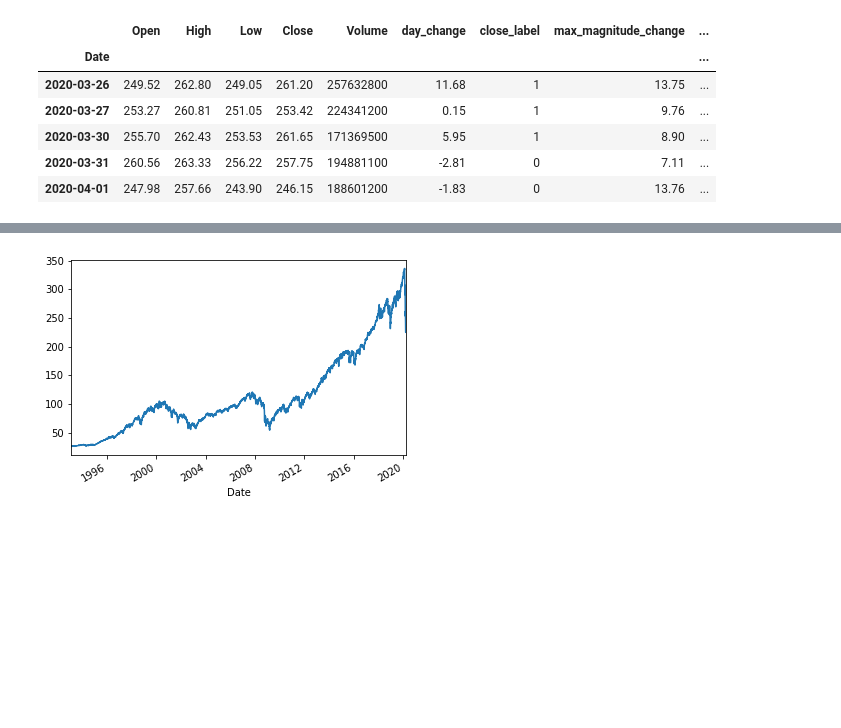
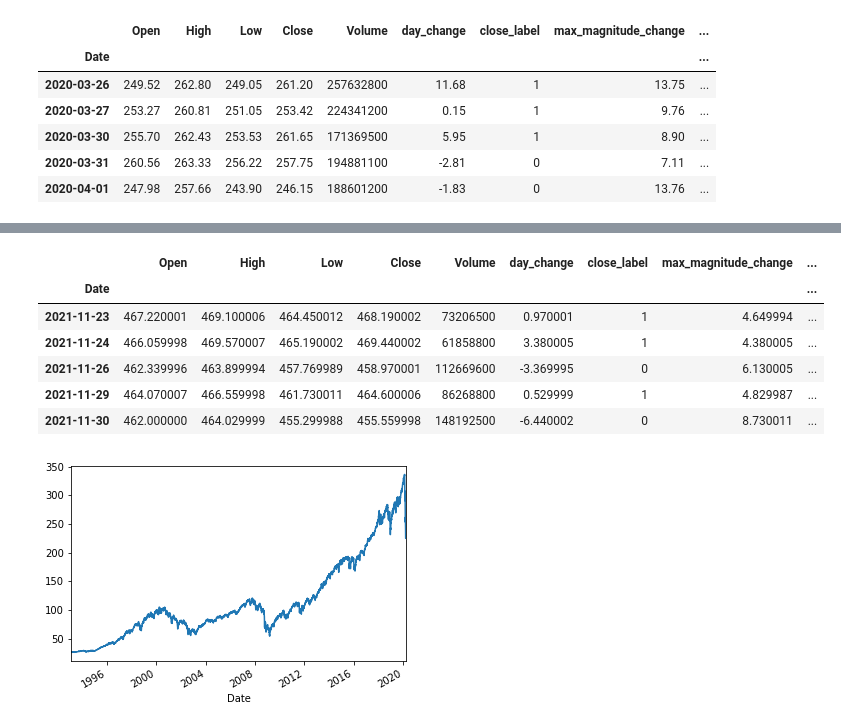
Before and after one commit to bourne2invest/AlgoTrading, a Jupyter notebook: notebooks/Market-Close_Binary-Predictor.ipynb, the cells around one changed output, grey strips where cells are left out. Drawn from its saved outputs; the diff is of its cells as text; code cells hidden in the pictures; blank space fills up the shorter version.

Commit message:
add fns for preprocessing/feature generation pipeline

```diff
--- a/notebooks/Market-Close_Binary-Predictor.ipynb
+++ b/notebooks/Market-Close_Binary-Predictor.ipynb
@@ -144,6 +144,3 @@ array([0.   , 0.213, 0.318, 0.286, 0.317, 0.271, 0.305, 0.288, 0.363,
        0.937, 0.939, 1.135, 0.931, 1.03 , 1.033, 1.212, 1.05 , 1.078,
        1.082, 1.329, 1.183, 1.235, 1.351, 1.097, 1.246, 1.323, 1.435,
        1.233, 1.432, 1.384, 1.57 , 1.406])
-# %%
-sp_df = sp_df.drop(columns=['Stock Splits','Dividends'])
-sp_df.head()
@@ -157,0 +161,4 @@ sp_df.head()
+# %%
+print(sp_df.head(1))
+sp_df = preprocess(sp_df)
+sp_df.head(1)
@@ -233,3 +253,42 @@ sp_df.tail()
 | 2020-03-30 | 255.70 | 262.43 | 253.53 | 261.65 | 171369500 | 5.95 | 1 | 8.90 | ... |
 | 2020-03-31 | 260.56 | 263.33 | 256.22 | 257.75 | 194881100 | -2.81 | 0 | 7.11 | ... |
 | 2020-04-01 | 247.98 | 257.66 | 243.90 | 246.15 | 188601200 | -1.83 | 0 | 13.76 | ... |
+# %%
+def generate_features(sp_df):
+    """
+    Derive a more robust set of features from the given data
+
+    Inputs:
+    Returns:
+    """
+    df = sp_df.copy()
+
+    # compute the day change, the observed difference between the Close and Open
+    df['day_change'] = df.Close - df.Open
+
+    # compute the class labels or outcomes of interest ("Green" == 1)
+    df['close_label'] = df.day_change.apply(lambda x: 1 if x > 0 else 0)
+    # close_label is our target. Given a sequence of days x1,...,xN we want to predict close_label on day xN+1.
+
+    # compute the magnitude of change observed between the max and min value
+    ## observed on a given day
+    df['max_magnitude_change'] = np.abs(df.High - df.Low)
+    # we take the absolute value, because we don't know which value came first..
+
+    # compute largest day gain and loss observed
+    df['largest_day_gain'] = np.max([df.High - df.Open, df.Close - df.Low], axis=0)
+    df['largest_day_loss'] = np.min([df.Low - df.Open, df.Close - df.High], axis=0)
+    # the high or low will always come after the Open, the earliest they can come is at Open
+
+    # compute descriptive statistics of the values for the day that we DO have
+    df['day_sd'] = np.std([df.Open, df.High, df.Low, df.Close], axis=0)
+    df['day_mean'] = np.mean([df.Open, df.High, df.Low, df.Close], axis=0)
+    df['day_median'] = np.median([df.Low, df.High], axis=0)
+    # TODO: need to get intraday values/data for the entire day
+
+    return df
+# %%
+%%time
+res_df = generate_features(sp_df)
+res_df.tail()
+# %% [output]
@@ -236,3 +297,10 @@ sp_df.tail()
+|  | Open | High | Low | Close | Volume | day_change | close_label | max_magnitude_change | ... |
+| Date |  |  |  |  |  |  |  |  | ... |
+| 2021-11-23 | 467.220001 | 469.100006 | 464.450012 | 468.190002 | 73206500 | 0.970001 | 1 | 4.649994 | ... |
+| 2021-11-24 | 466.059998 | 469.570007 | 465.190002 | 469.440002 | 61858800 | 3.380005 | 1 | 4.380005 | ... |
+| 2021-11-26 | 462.339996 | 463.899994 | 457.769989 | 458.970001 | 112669600 | -3.369995 | 0 | 6.130005 | ... |
+| 2021-11-29 | 464.070007 | 466.559998 | 461.730011 | 464.600006 | 86268800 | 0.529999 | 1 | 4.829987 | ... |
+| 2021-11-30 | 462.000000 | 464.029999 | 455.299988 | 455.559998 | 148192500 | -6.440002 | 0 | 8.730011 | ... |
 # %%
 sp_df.day_mean.plot()
 plt.show()
```
Also changed, not shown: parts of 6 cells of this notebook.
